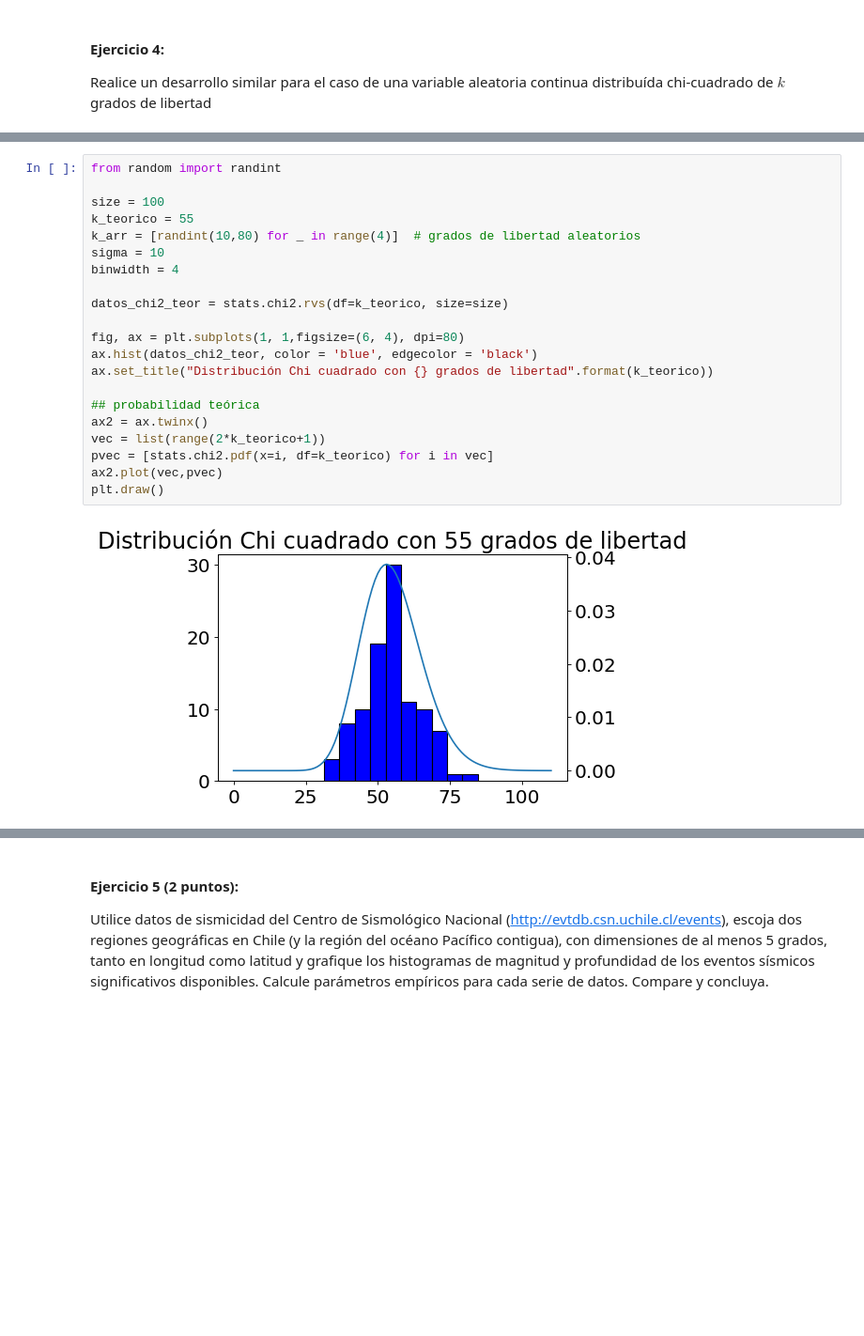
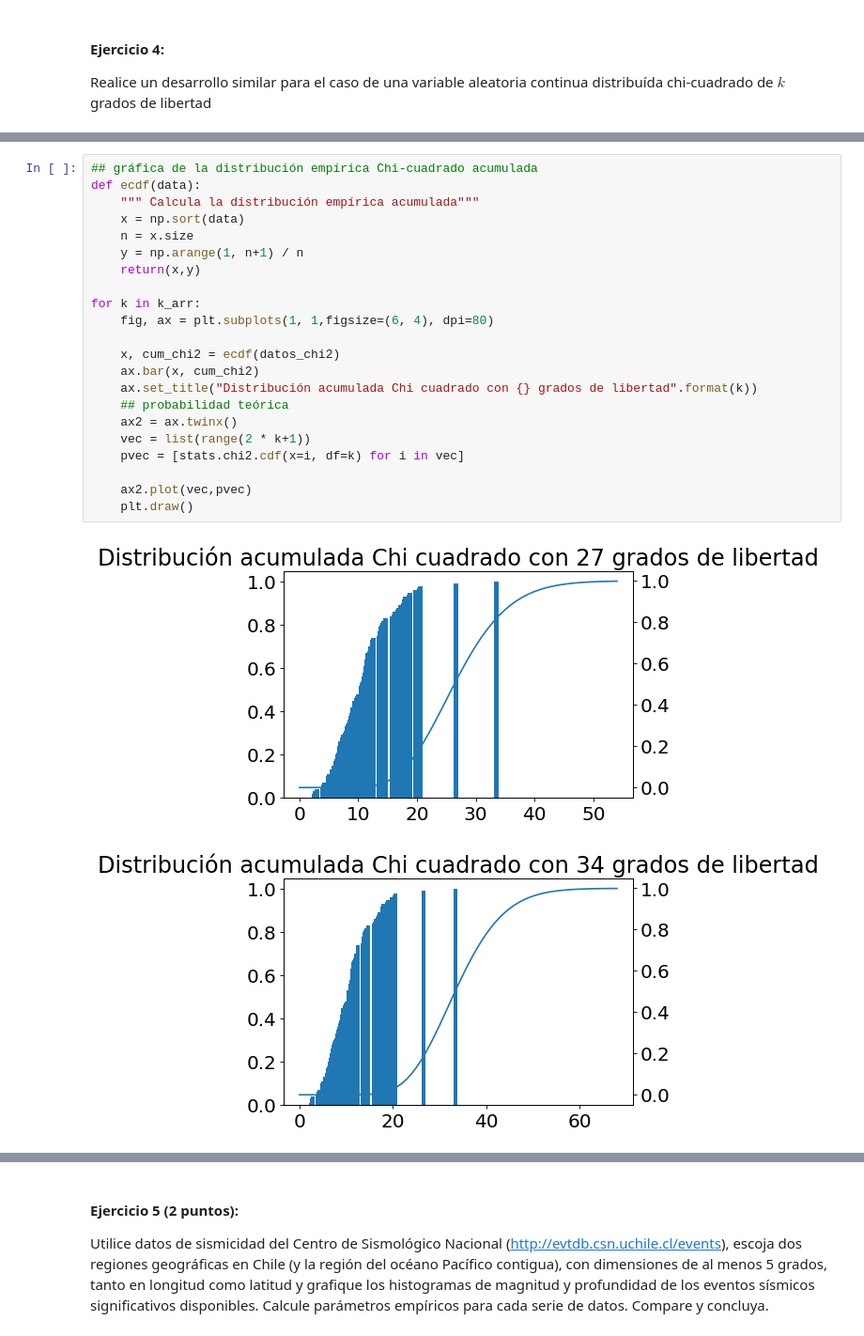
Before and after one commit to dmoram/Laboratorios_Simulacion, a Jupyter notebook: Laboratorio2.ipynb, the cells around one changed output, grey strips where cells are left out. Shown at 94% size. Saved outputs shown, nothing was run; the diff lists cells and outputs as text; blank space fills up the shorter version.

```diff
--- a/Laboratorio2.ipynb
+++ b/Laboratorio2.ipynb
@@ -410,23 +609,25 @@ Realice un desarrollo similar para el caso de una variable aleatoria continua di
 # %%
-from random import randint
+## gráfica de la distribución empírica Chi-cuadrado acumulada
+def ecdf(data):
+    """ Calcula la distribución empírica acumulada"""
+    x = np.sort(data)
+    n = x.size
+    y = np.arange(1, n+1) / n
+    return(x,y)
 
-size = 100
-k_teorico = 55
-k_arr = [randint(10,80) for _ in range(4)]  # grados de libertad aleatorios
-sigma = 10
-binwidth = 4
+for k in k_arr:
+    fig, ax = plt.subplots(1, 1,figsize=(6, 4), dpi=80)
 
-datos_chi2_teor = stats.chi2.rvs(df=k_teorico, size=size)
+    x, cum_chi2 = ecdf(datos_chi2)
+    ax.bar(x, cum_chi2)
+    ax.set_title("Distribución acumulada Chi cuadrado con {} grados de libertad".format(k))
+    ## probabilidad teórica
+    ax2 = ax.twinx()
+    vec = list(range(2 * k+1))
+    pvec = [stats.chi2.cdf(x=i, df=k) for i in vec]
 
-fig, ax = plt.subplots(1, 1,figsize=(6, 4), dpi=80)
-ax.hist(datos_chi2_teor, color = 'blue', edgecolor = 'black')
-ax.set_title("Distribución Chi cuadrado con {} grados de libertad".format(k_teorico))
-
-## probabilidad teórica
-ax2 = ax.twinx()
-vec = list(range(2*k_teorico+1))
-pvec = [stats.chi2.pdf(x=i, df=k_teorico) for i in vec]
-ax2.plot(vec,pvec)
-plt.draw()
+    ax2.plot(vec,pvec)
+    plt.draw()
 # %% [output]
-[figure, old version]
+[figure, new version]
+[figure, added]
```
Also changed, not shown: parts of 56 cells of this notebook.
